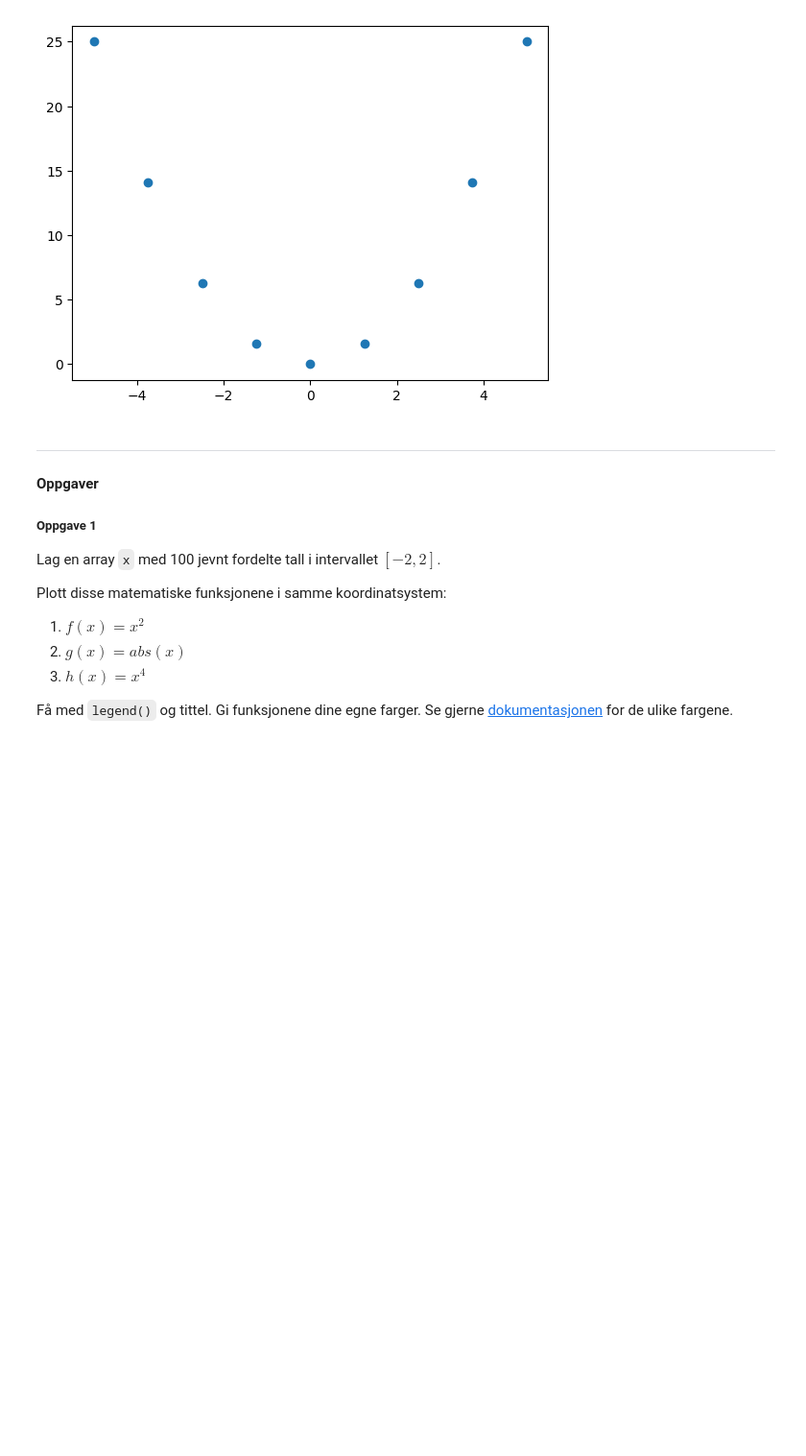
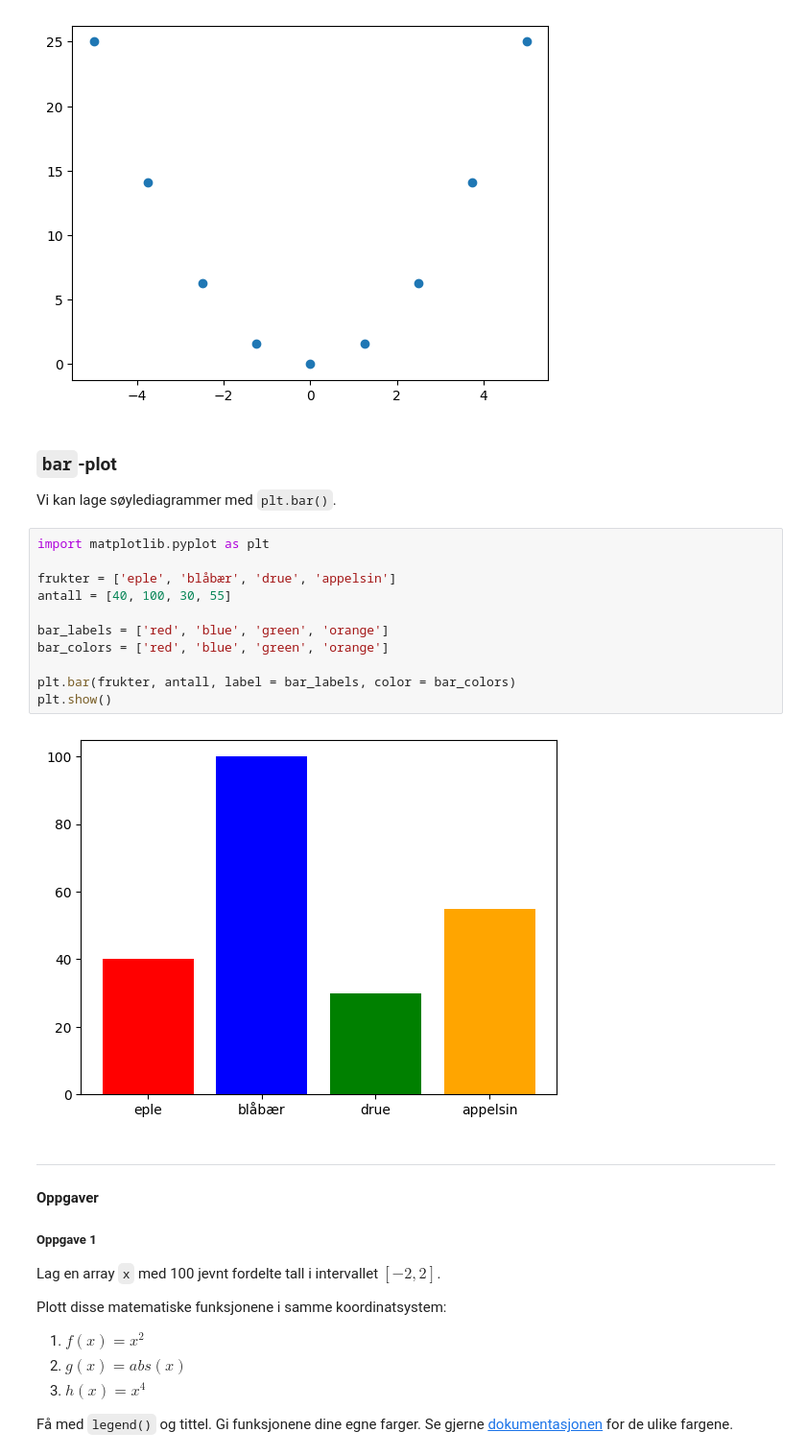
Before and after one commit to tobiasmelbo/onlinebok, a Jupyter notebook: _sources/Ekstra/Plotting.ipynb, the cells around one changed output. Shown at 96% size. Cells and saved outputs as stored; diff of their text form; blank space fills up the shorter version.

```diff
--- a/_sources/Ekstra/Plotting.ipynb
+++ b/_sources/Ekstra/Plotting.ipynb
@@ -74,6 +74,23 @@ plt.scatter(x, y)
 plt.show()
 # %% [output]
 [figure]
+# %% [markdown]
+### `bar`-plot
+
+Vi kan lage søylediagrammer med `plt.bar()`.
+# %%
+import matplotlib.pyplot as plt
+
+frukter = ['eple', 'blåbær', 'drue', 'appelsin']
+antall = [40, 100, 30, 55]
+
+bar_labels = ['red', 'blue', 'green', 'orange']
+bar_colors = ['red', 'blue', 'green', 'orange']
+
+plt.bar(frukter, antall, label = bar_labels, color = bar_colors)
+plt.show()
+# %% [output]
+[figure, added]
 # %% [markdown]
 ---
 
```
Also changed, not shown: parts of 1 cell of this notebook, 9 other files.
